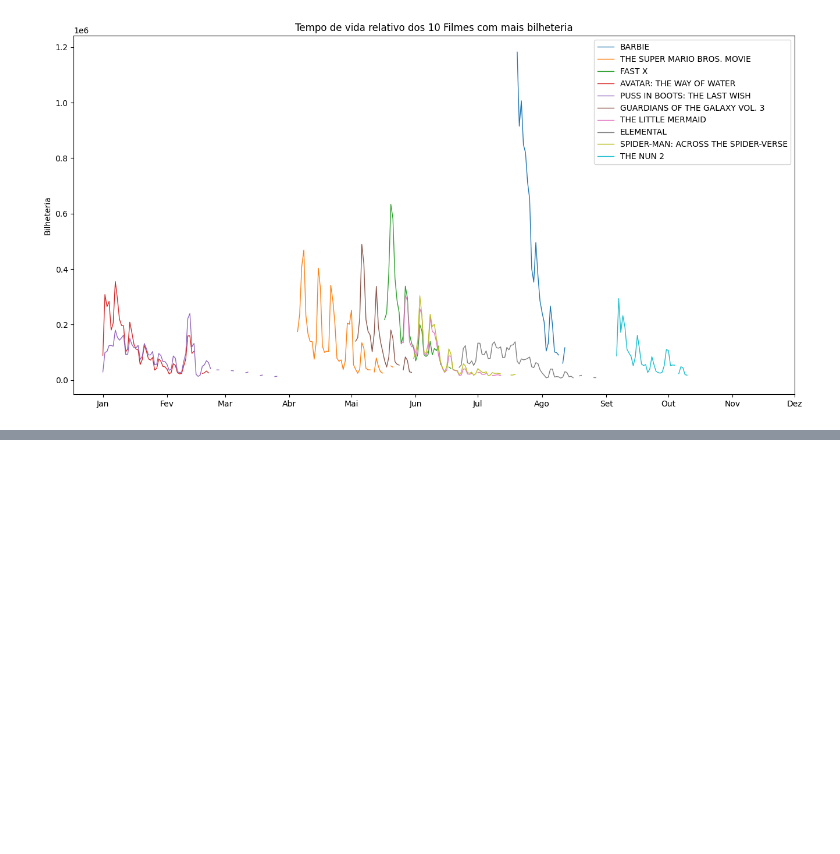
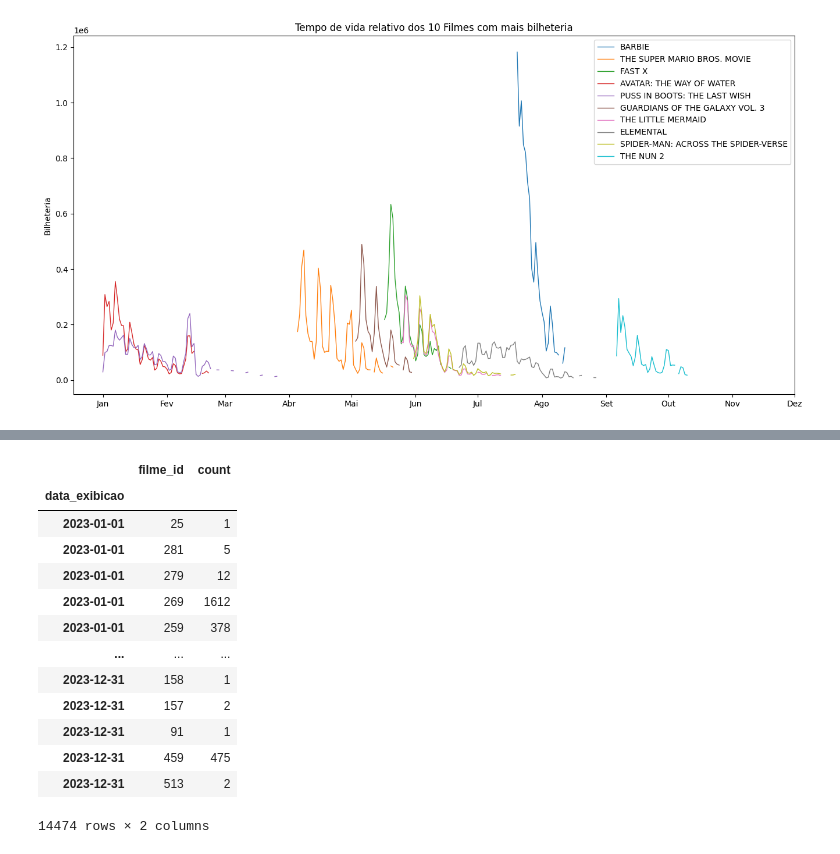
Before and after one commit to jhe-sua/A2_introcomp, a Jupyter notebook: Graficos.ipynb, the cells around one changed output, grey strips where cells are left out. Drawn from its saved outputs; the diff is of its cells as text; code cells hidden in the pictures; blank space fills up the shorter version.

```diff
--- a/Graficos.ipynb
+++ b/Graficos.ipynb
@@ -375,0 +448,24 @@ NameError: name 'carrega_tabela' is not defined
+# %%
+#quantidade de sessoes por dia
+sessoes_dia = sessao.groupby(["data_exibicao","filme_id"])["filme_id"].value_counts().reset_index()
+sessoes_dia["data_exibicao"] = pd.to_datetime(sessoes_dia["data_exibicao"], format="%d/%m/%Y")
+
+sessoes_dia = sessoes_dia.sort_values(by="data_exibicao").reset_index(drop=True)
+sessoes_dia = sessoes_dia.set_index("data_exibicao")
+
+sessoes_dia
+# %% [output]
+|  | filme_id | count |
+| data_exibicao |  |  |
+| 2023-01-01 | 25 | 1 |
+| 2023-01-01 | 281 | 5 |
+| 2023-01-01 | 279 | 12 |
+| 2023-01-01 | 269 | 1612 |
+| 2023-01-01 | 259 | 378 |
+| ... | ... | ... |
+| 2023-12-31 | 158 | 1 |
+| 2023-12-31 | 157 | 2 |
+| 2023-12-31 | 91 | 1 |
+| 2023-12-31 | 459 | 475 |
+| 2023-12-31 | 513 | 2 |
+14474 rows × 2 columns
```
Also changed, not shown: parts of 18 cells of this notebook, 4 other files.
